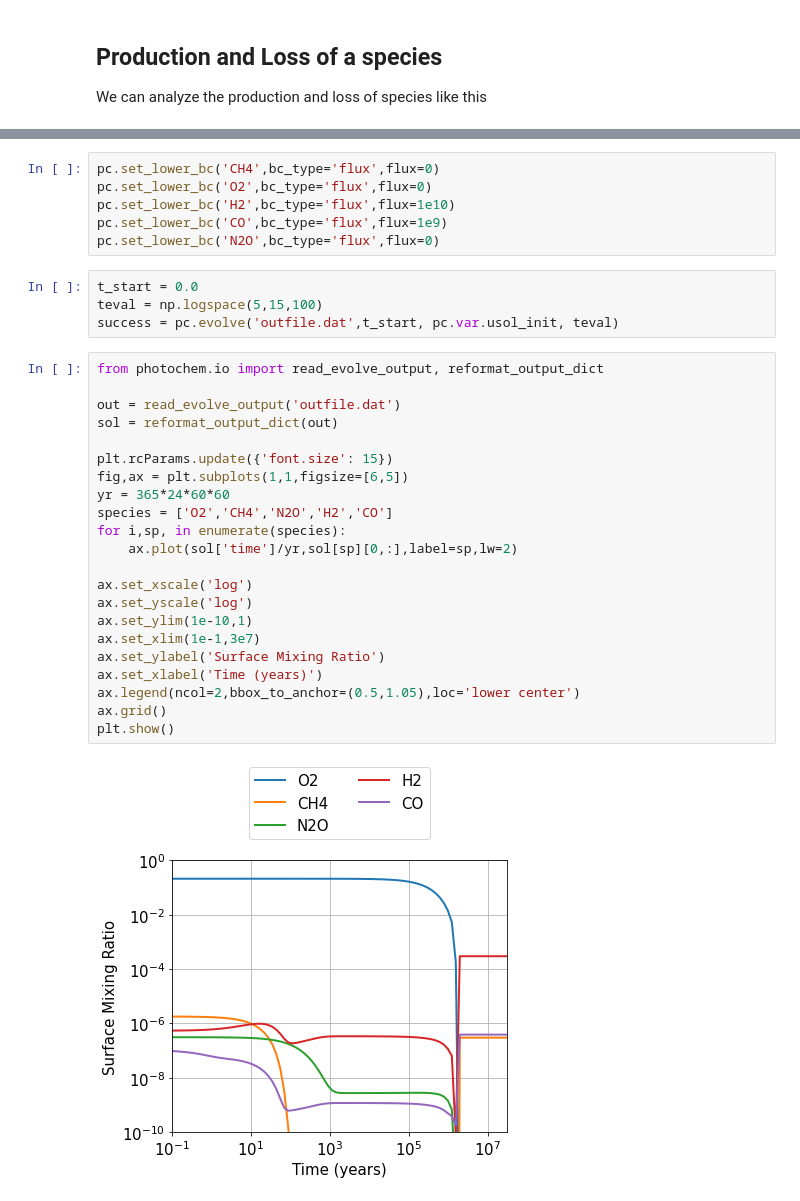
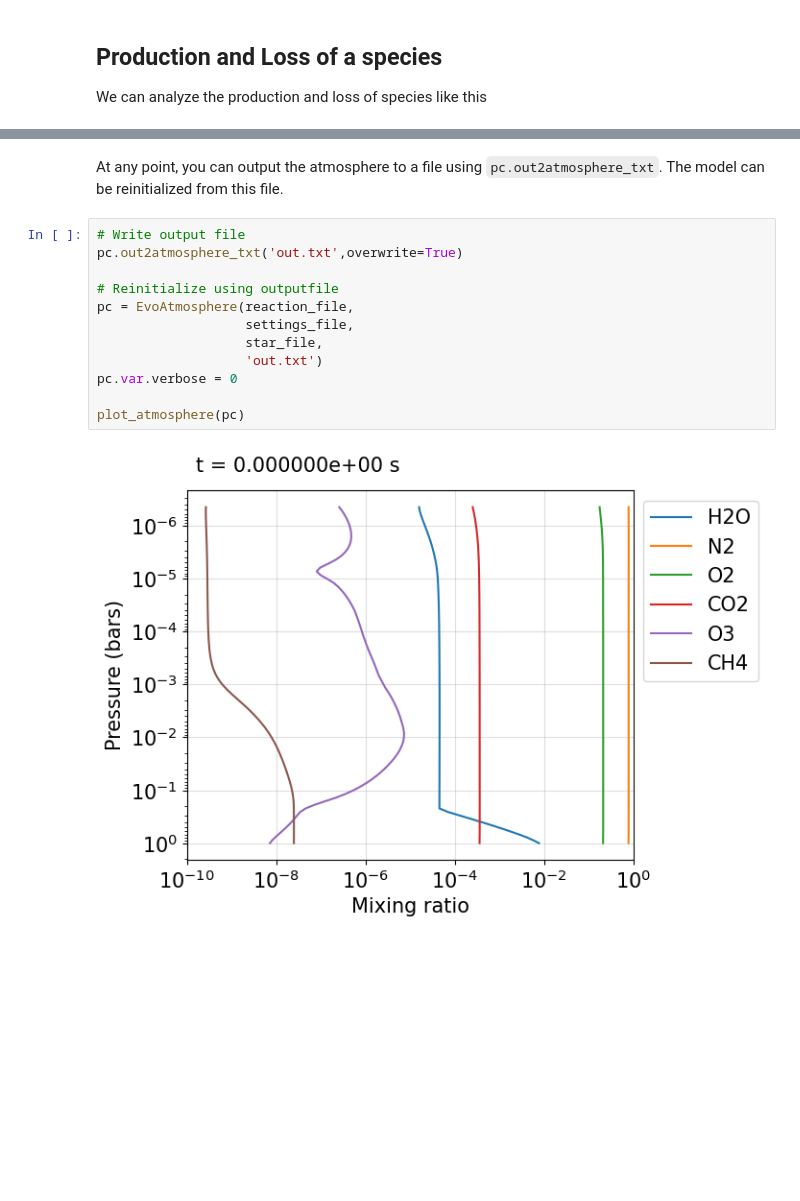
Before and after one commit to Nicholaswogan/photochem, a Jupyter notebook: examples/Tutorial.ipynb, the cells around one changed output, grey strips where cells are left out. Saved outputs shown, nothing was run; the diff lists cells and outputs as text; blank space fills up the shorter version.

```diff
--- a/examples/Tutorial.ipynb
+++ b/examples/Tutorial.ipynb
@@ -154,34 +209,16 @@ Our model experiment will be to compute the evolution of the atmosphere if we tu
-# %%
-pc.set_lower_bc('CH4',bc_type='flux',flux=0)
-pc.set_lower_bc('O2',bc_type='flux',flux=0)
-pc.set_lower_bc('H2',bc_type='flux',flux=1e10)
-pc.set_lower_bc('CO',bc_type='flux',flux=1e9)
-pc.set_lower_bc('N2O',bc_type='flux',flux=0)
-# %%
-t_start = 0.0
-teval = np.logspace(5,15,100)
-success = pc.evolve('outfile.dat',t_start, pc.var.usol_init, teval)
-# %%
-from photochem.io import read_evolve_output, reformat_output_dict
-
-out = read_evolve_output('outfile.dat')
-sol = reformat_output_dict(out)
-
-plt.rcParams.update({'font.size': 15})
-fig,ax = plt.subplots(1,1,figsize=[6,5])
-yr = 365*24*60*60
-species = ['O2','CH4','N2O','H2','CO']
-for i,sp, in enumerate(species):
-    ax.plot(sol['time']/yr,sol[sp][0,:],label=sp,lw=2)
-
-ax.set_xscale('log')
-ax.set_yscale('log')
-ax.set_ylim(1e-10,1)
-ax.set_xlim(1e-1,3e7)
-ax.set_ylabel('Surface Mixing Ratio')
-ax.set_xlabel('Time (years)')
-ax.legend(ncol=2,bbox_to_anchor=(0.5,1.05),loc='lower center')
-ax.grid()
-plt.show()
-# %% [output]
-[figure, removed]
+# %% [markdown]
+At any point, you can output the atmosphere to a file using `pc.out2atmosphere_txt`. The model can be reinitialized from this file.
+# %%
+# Write output file
+pc.out2atmosphere_txt('out.txt',overwrite=True)
+
+# Reinitialize using outputfile
+pc = EvoAtmosphere(reaction_file,
+                   settings_file,
+                   star_file,
+                   'out.txt')
+pc.var.verbose = 0
+
+plot_atmosphere(pc)
+# %% [output]
+[figure, added]
```
Also changed, not shown: parts of 35 cells of this notebook.
